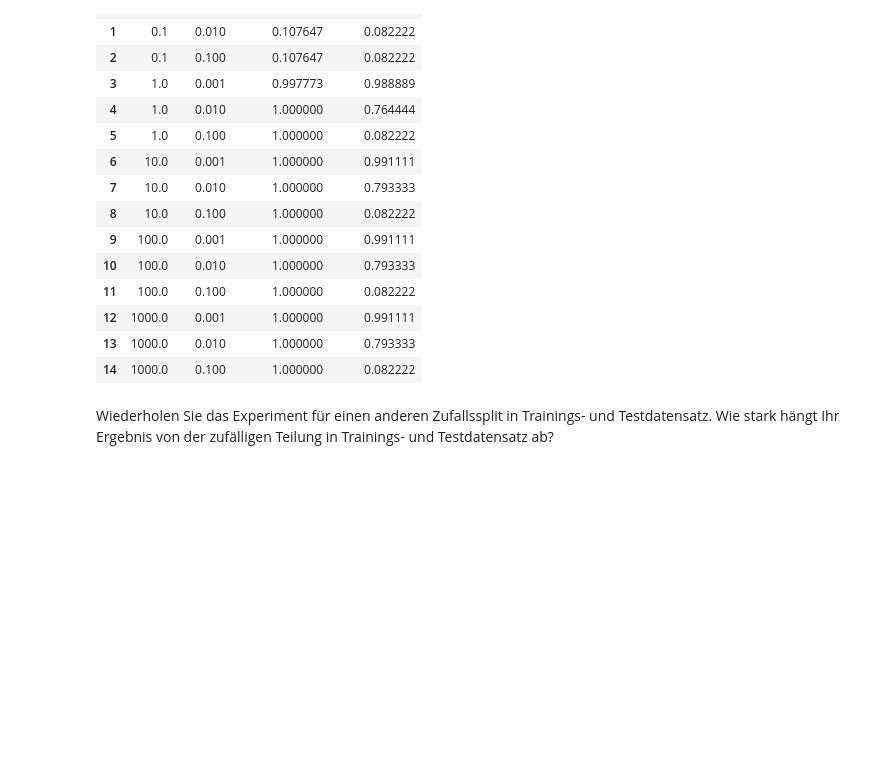
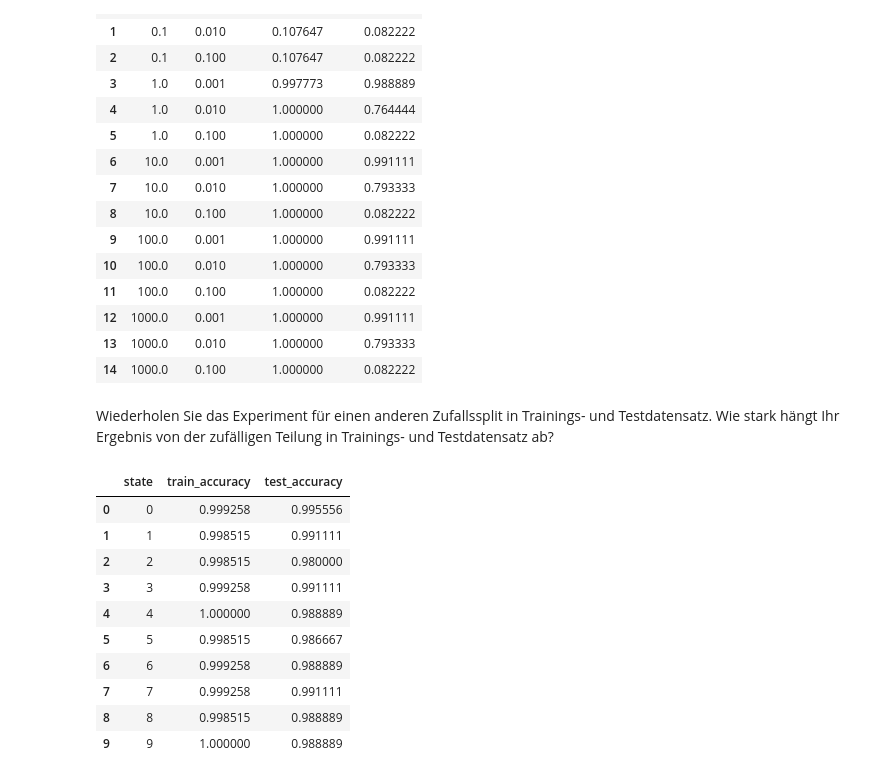
Before and after one commit to KrasserKai/Maschinelles-Lernen-Deep-Learning, a Jupyter notebook: Aufgabe3/Aufgabe3_1.ipynb, the cells around one changed output. Saved outputs shown, nothing was run; the diff lists cells and outputs as text; code cells hidden in the pictures; blank space fills up the shorter version.

```diff
--- a/Aufgabe3/Aufgabe3_1.ipynb
+++ b/Aufgabe3/Aufgabe3_1.ipynb
@@ -99,6 +99,27 @@ display(df)
 | 14 | 1000.0 | 0.100 | 1.000000 | 0.082222 |
 # %% [markdown]
 Wiederholen Sie das Experiment für einen anderen Zufallssplit in Trainings- und Testdatensatz. Wie stark hängt Ihr Ergebnis von der zufälligen Teilung in Trainings- und Testdatensatz ab?
+# %%
+result = []
+
+for rnd in range(10):
+    train_acc, test_acc = train_test_svm(0.25, 1.0, 0.001, rnd)
+    result.append({'state' : rnd, 'train_accuracy': train_acc, 'test_accuracy': test_acc});
+
+df = pd.DataFrame(result)
+display(df)
+# %% [output]
+|  | state | train_accuracy | test_accuracy |
+| 0 | 0 | 0.999258 | 0.995556 |
+| 1 | 1 | 0.998515 | 0.991111 |
+| 2 | 2 | 0.998515 | 0.980000 |
+| 3 | 3 | 0.999258 | 0.991111 |
+| 4 | 4 | 1.000000 | 0.988889 |
+| 5 | 5 | 0.998515 | 0.986667 |
+| 6 | 6 | 0.999258 | 0.988889 |
+| 7 | 7 | 0.999258 | 0.991111 |
+| 8 | 8 | 0.998515 | 0.988889 |
+| 9 | 9 | 1.000000 | 0.988889 |
 # %%
 test_sizes = [0.1, 0.25, 0.5, 0.75, 0.9]
 result_test = []
```
Also changed, not shown: parts of 3 cells of this notebook, 2 other files.
